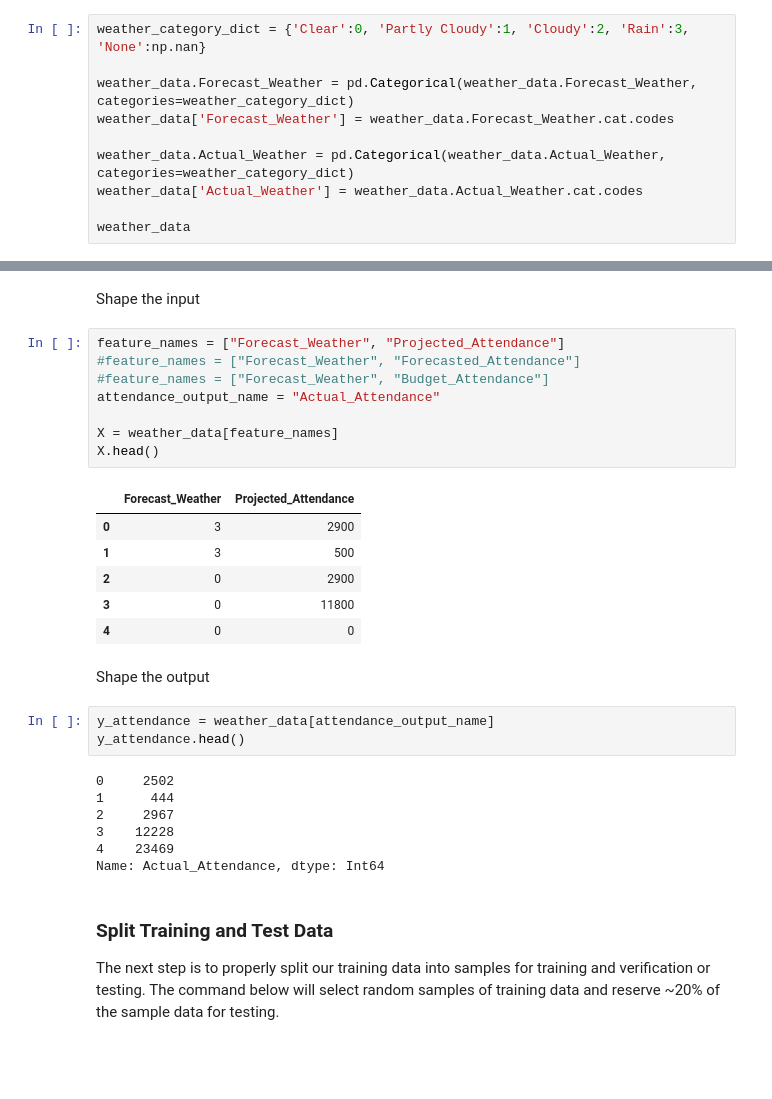
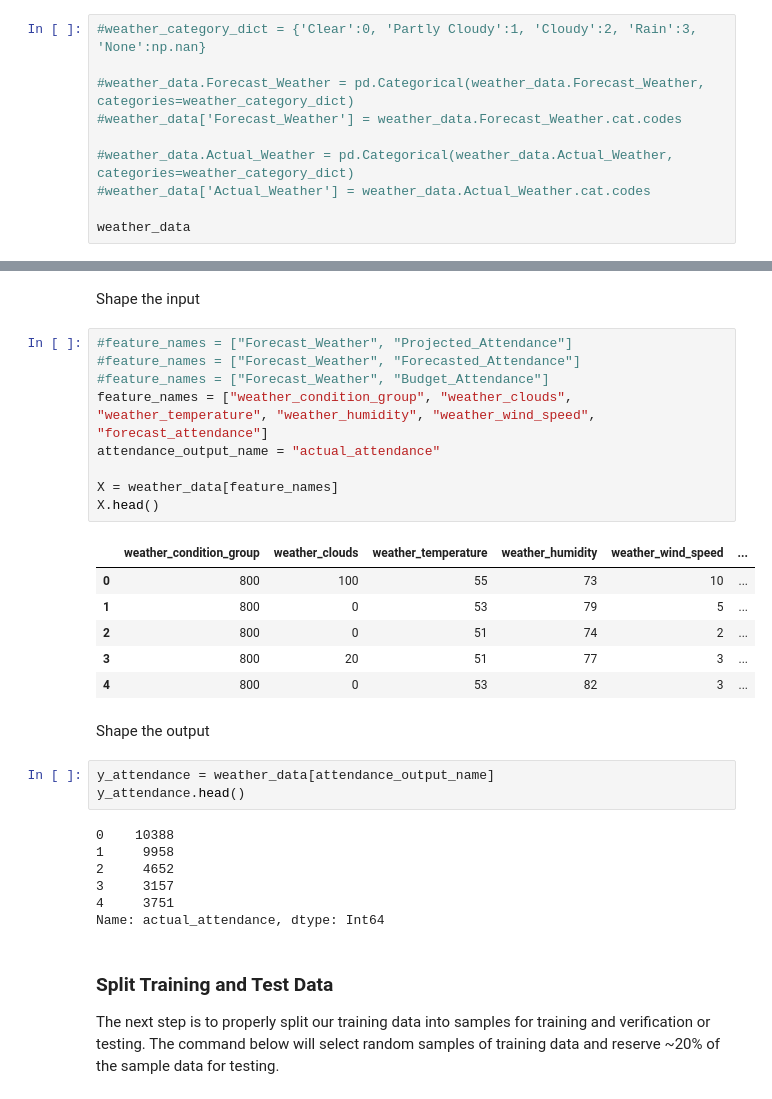
Before and after one commit to zombran/data_science, a Jupyter notebook: BigQuery.ipynb, the cells around one changed output, grey strips where cells are left out. Drawn from its saved outputs; the diff is of its cells as text; blank space fills up the shorter version.

```diff
--- a/BigQuery.ipynb
+++ b/BigQuery.ipynb
@@ -91,11 +85,11 @@ With the data now loaded, we can move on to adjusting text columns into categori
 # %%
-weather_category_dict = {'Clear':0, 'Partly Cloudy':1, 'Cloudy':2, 'Rain':3, 'None':np.nan}
+#weather_category_dict = {'Clear':0, 'Partly Cloudy':1, 'Cloudy':2, 'Rain':3, 'None':np.nan}
 
-weather_data.Forecast_Weather = pd.Categorical(weather_data.Forecast_Weather, categories=weather_category_dict)
-weather_data['Forecast_Weather'] = weather_data.Forecast_Weather.cat.codes
+#weather_data.Forecast_Weather = pd.Categorical(weather_data.Forecast_Weather, categories=weather_category_dict)
+#weather_data['Forecast_Weather'] = weather_data.Forecast_Weather.cat.codes
 
-weather_data.Actual_Weather = pd.Categorical(weather_data.Actual_Weather, categories=weather_category_dict)
-weather_data['Actual_Weather'] = weather_data.Actual_Weather.cat.codes
+#weather_data.Actual_Weather = pd.Categorical(weather_data.Actual_Weather, categories=weather_category_dict)
+#weather_data['Actual_Weather'] = weather_data.Actual_Weather.cat.codes
 
 weather_data
 # %% [output]
@@ -119,32 +113,33 @@ declarations depending on which attendance projection you wish to analyze agains
 # %% [markdown]
 Shape the input
 # %%
-feature_names = ["Forecast_Weather", "Projected_Attendance"]
+#feature_names = ["Forecast_Weather", "Projected_Attendance"]
 #feature_names = ["Forecast_Weather", "Forecasted_Attendance"]
 #feature_names = ["Forecast_Weather", "Budget_Attendance"]
-attendance_output_name = "Actual_Attendance"
+feature_names = ["weather_condition_group", "weather_clouds", "weather_temperature", "weather_humidity", "weather_wind_speed", "forecast_attendance"]
+attendance_output_name = "actual_attendance"
 
 X = weather_data[feature_names]
 X.head()
 # %% [output]
-|  | Forecast_Weather | Projected_Attendance |
-| 0 | 3 | 2900 |
-| 1 | 3 | 500 |
-| 2 | 0 | 2900 |
-| 3 | 0 | 11800 |
-| 4 | 0 | 0 |
+|  | weather_condition_group | weather_clouds | weather_temperature | weather_humidity | weather_wind_speed | ... |
+| 0 | 800 | 100 | 55 | 73 | 10 | ... |
+| 1 | 800 | 0 | 53 | 79 | 5 | ... |
+| 2 | 800 | 0 | 51 | 74 | 2 | ... |
+| 3 | 800 | 20 | 51 | 77 | 3 | ... |
+| 4 | 800 | 0 | 53 | 82 | 3 | ... |
 # %% [markdown]
 Shape the output
 # %%
 y_attendance = weather_data[attendance_output_name]
 y_attendance.head()
 # %% [output]
-0     2502
-1      444
-2     2967
-3    12228
-4    23469
-Name: Actual_Attendance, dtype: Int64
+0    10388
+1     9958
+2     4652
+3     3157
+4     3751
+Name: actual_attendance, dtype: Int64
 # %% [markdown]
 ### Split Training and Test Data
 The next step is to properly split our training data into samples for training and verification or testing. The command below will select random samples of training data and reserve ~20% of the sample data for testing.
```
Also changed, not shown: parts of 11 cells of this notebook.
